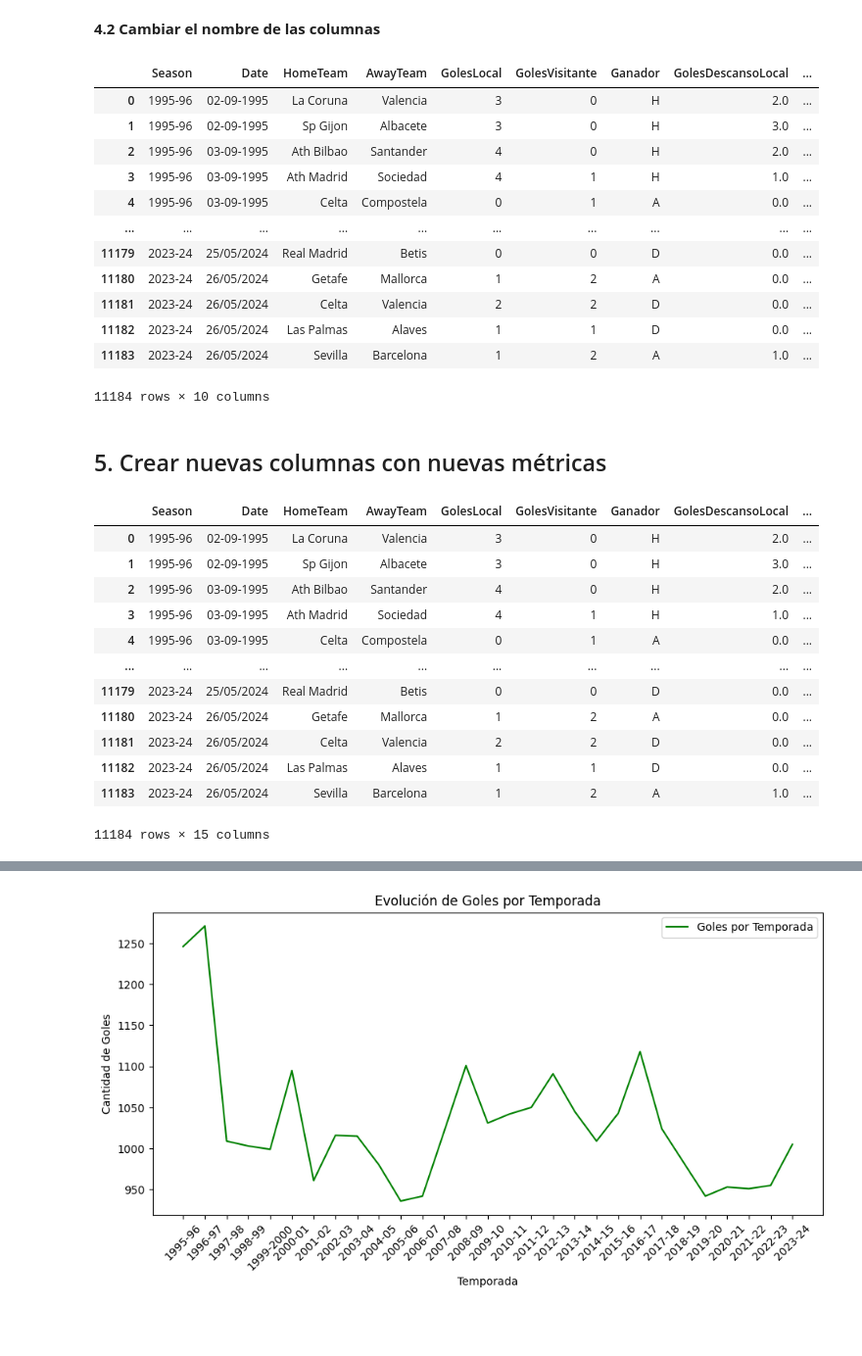
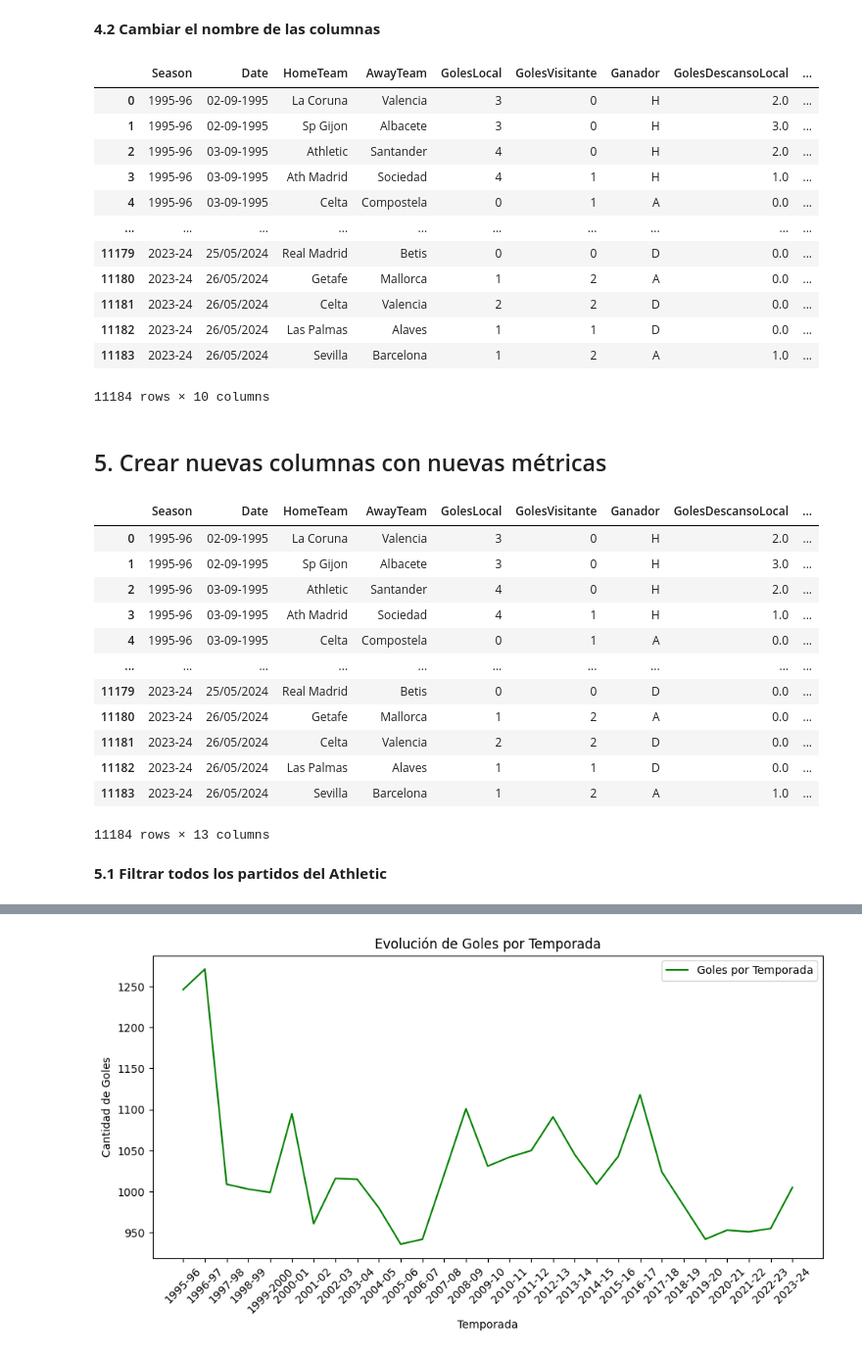
Before and after one commit to IbaiCosgaya/EDA_Analisis_Deportivo, a Jupyter notebook: liga.ipynb, the cells around one changed output, grey strips where cells are left out. Shown at 98% size. Drawn from its saved outputs; the diff is of its cells as text; code cells hidden in the pictures; blank space fills up the shorter version.

```diff
--- a/liga.ipynb
+++ b/liga.ipynb
@@ -265,0 +265,6 @@ memory usage: 1.1+ MB
+# %%
+data = data.replace("Ath Bilbao", "Athletic")
+
+#Verificamos que en el main dataframe no contiene "Ath Bilbao"
+print(data.isin(["Ath Bilbao"]).sum())
+print(data.isin(["Athletic"]).sum())
@@ -278,7 +301,7 @@ data
 |  | Season | Date | HomeTeam | AwayTeam | GolesLocal | GolesVisitante | Ganador | GolesDescansoLocal | ... |
 | 0 | 1995-96 | 02-09-1995 | La Coruna | Valencia | 3 | 0 | H | 2.0 | ... |
 | 1 | 1995-96 | 02-09-1995 | Sp Gijon | Albacete | 3 | 0 | H | 3.0 | ... |
-| 2 | 1995-96 | 03-09-1995 | Ath Bilbao | Santander | 4 | 0 | H | 2.0 | ... |
+| 2 | 1995-96 | 03-09-1995 | Athletic | Santander | 4 | 0 | H | 2.0 | ... |
 | 3 | 1995-96 | 03-09-1995 | Ath Madrid | Sociedad | 4 | 1 | H | 1.0 | ... |
 | 4 | 1995-96 | 03-09-1995 | Celta | Compostela | 0 | 1 | A | 0.0 | ... |
 | ... | ... | ... | ... | ... | ... | ... | ... | ... | ... |
@@ -293,16 +316,17 @@ data
 # %%
 data["GolesPartido"] = data["GolesLocal"] + data["GolesVisitante"]
 data["DifGolesDesc"] = data["GolesDescansoLocal"] - data["GolesDescansoVisitante"]
 data["DifGolesFinal"] = data["GolesLocal"] - data["GolesVisitante"]
-data['VictoriaLocal'] = (data['Ganador'] == 'H')
-data['VictoriaVisitante'] = (data['Ganador'] == 'A')
+# data['VictoriaLocal'] = (data['Ganador'] == 'H')
+# data['VictoriaVisitante'] = (data['Ganador'] == 'A')
+# data["Empate"] = (data['Ganador'] == 'D')
 
 data
 # %% [output]
 |  | Season | Date | HomeTeam | AwayTeam | GolesLocal | GolesVisitante | Ganador | GolesDescansoLocal | ... |
 | 0 | 1995-96 | 02-09-1995 | La Coruna | Valencia | 3 | 0 | H | 2.0 | ... |
 | 1 | 1995-96 | 02-09-1995 | Sp Gijon | Albacete | 3 | 0 | H | 3.0 | ... |
-| 2 | 1995-96 | 03-09-1995 | Ath Bilbao | Santander | 4 | 0 | H | 2.0 | ... |
+| 2 | 1995-96 | 03-09-1995 | Athletic | Santander | 4 | 0 | H | 2.0 | ... |
 | 3 | 1995-96 | 03-09-1995 | Ath Madrid | Sociedad | 4 | 1 | H | 1.0 | ... |
 | 4 | 1995-96 | 03-09-1995 | Celta | Compostela | 0 | 1 | A | 0.0 | ... |
 | ... | ... | ... | ... | ... | ... | ... | ... | ... | ... |
@@ -311,4 +335,6 @@ data
 | 11181 | 2023-24 | 26/05/2024 | Celta | Valencia | 2 | 2 | D | 0.0 | ... |
 | 11182 | 2023-24 | 26/05/2024 | Las Palmas | Alaves | 1 | 1 | D | 0.0 | ... |
 | 11183 | 2023-24 | 26/05/2024 | Sevilla | Barcelona | 1 | 2 | A | 1.0 | ... |
-11184 rows × 15 columns
+11184 rows × 13 columns
+# %% [markdown]
+**5.1 Filtrar todos los partidos del Athletic**
```
Also changed, not shown: parts of 41 cells of this notebook, 1 other file.
